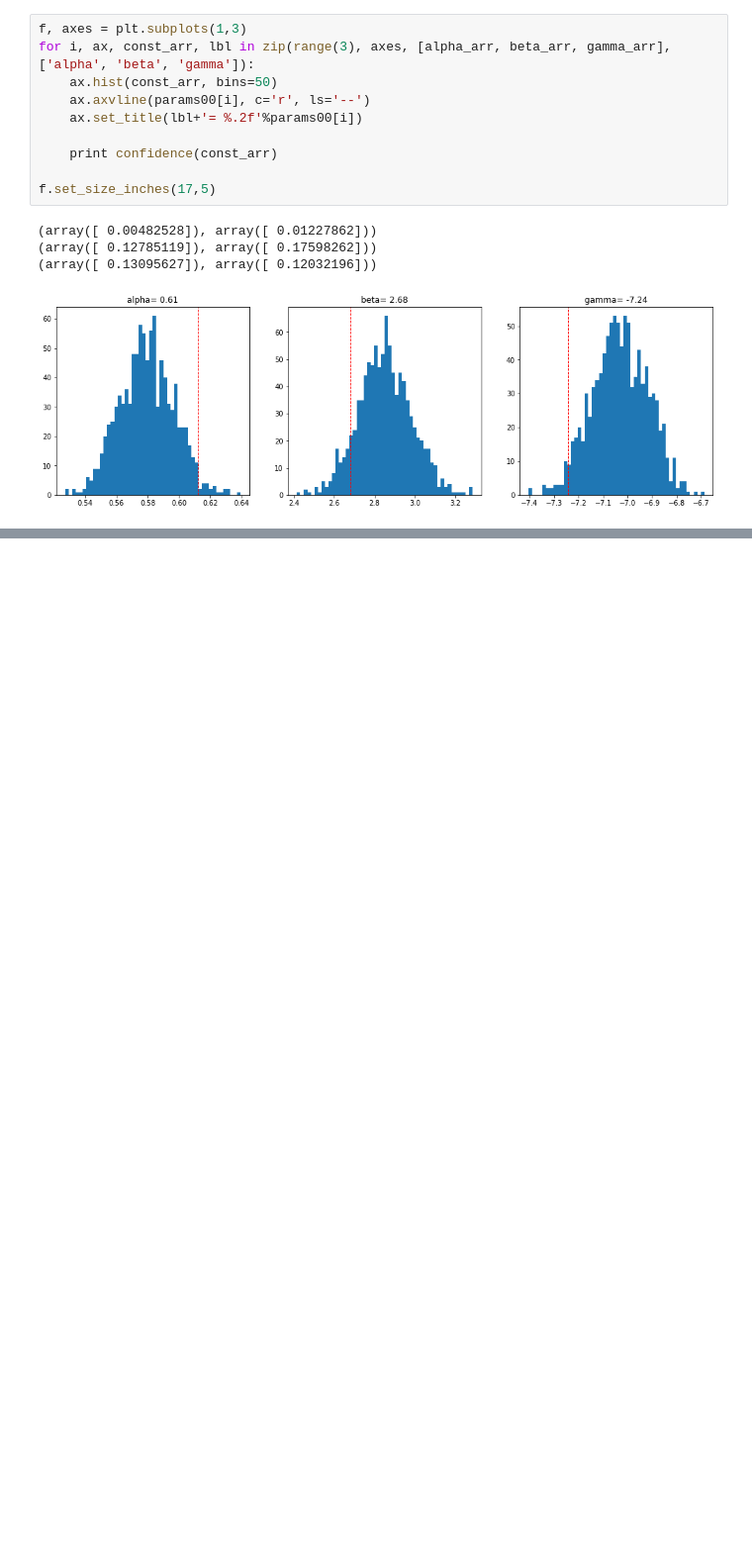
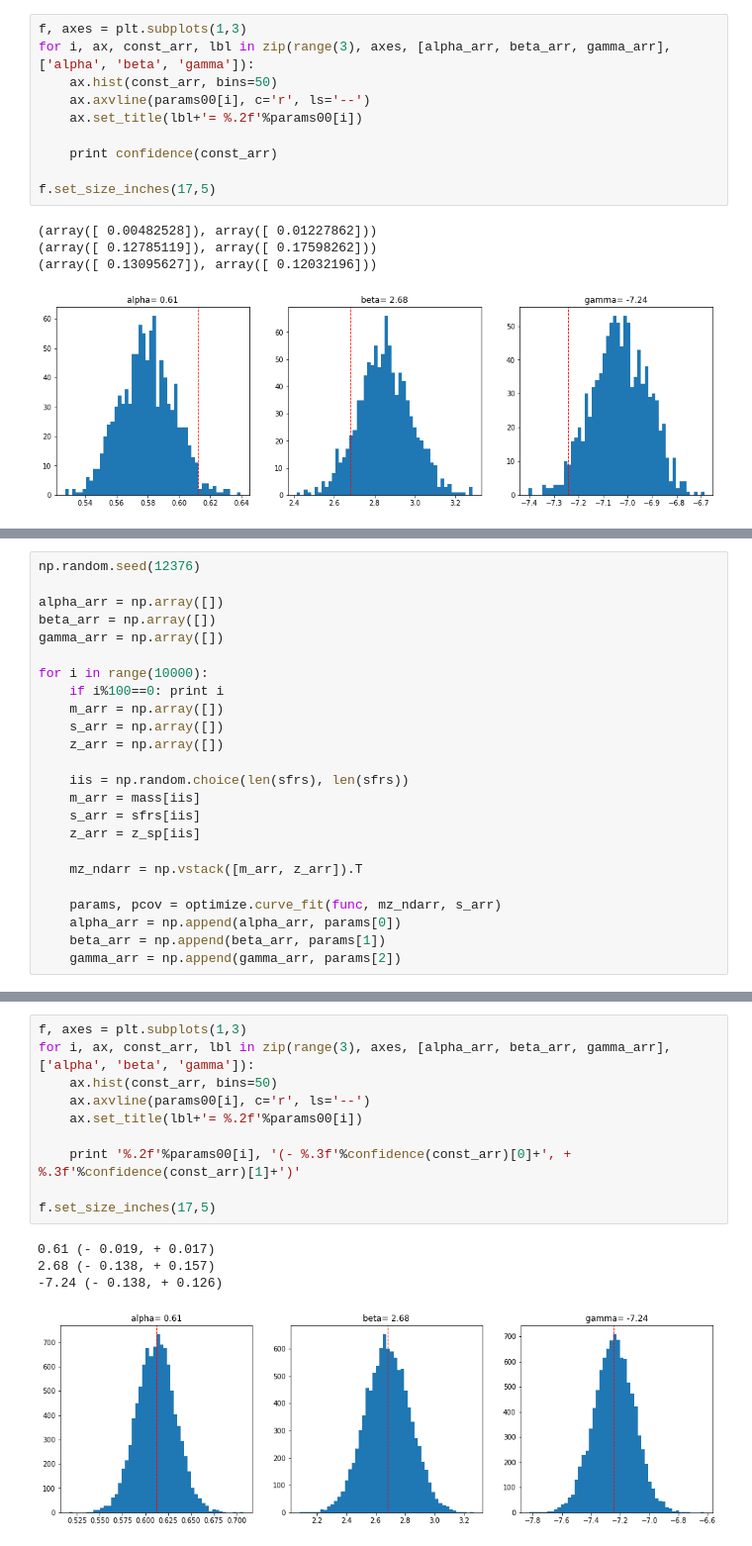
Before and after one commit to kaitshin/LowM_MainSequence, a Jupyter notebook: MC_fit_errors.ipynb, the cells around one changed output, grey strips where cells are left out. Shown at 99% size. Saved outputs shown, nothing was run; the diff lists cells and outputs as text; blank space fills up the shorter version.

```diff
--- a/MC_fit_errors.ipynb
+++ b/MC_fit_errors.ipynb
@@ -214,0 +217,24 @@ f.set_size_inches(17,5)
+# %%
+np.random.seed(12376)
+
+alpha_arr = np.array([])
+beta_arr = np.array([])
+gamma_arr = np.array([])
+
+for i in range(10000):
+    if i%100==0: print i
+    m_arr = np.array([])
+    s_arr = np.array([])
+    z_arr = np.array([])
+
+    iis = np.random.choice(len(sfrs), len(sfrs))
+    m_arr = mass[iis]
+    s_arr = sfrs[iis]
+    z_arr = z_sp[iis]
+
+    mz_ndarr = np.vstack([m_arr, z_arr]).T
+
+    params, pcov = optimize.curve_fit(func, mz_ndarr, s_arr)
+    alpha_arr = np.append(alpha_arr, params[0])
+    beta_arr = np.append(beta_arr, params[1])
+    gamma_arr = np.append(gamma_arr, params[2])
@@ -214,0 +259,15 @@ f.set_size_inches(17,5)
+# %%
+f, axes = plt.subplots(1,3)
+for i, ax, const_arr, lbl in zip(range(3), axes, [alpha_arr, beta_arr, gamma_arr], ['alpha', 'beta', 'gamma']):
+    ax.hist(const_arr, bins=50)
+    ax.axvline(params00[i], c='r', ls='--')
+    ax.set_title(lbl+'= %.2f'%params00[i])
+
+    print '%.2f'%params00[i], '(- %.3f'%confidence(const_arr)[0]+', + %.3f'%confidence(const_arr)[1]+')'
+
+f.set_size_inches(17,5)
+# %% [output]
+0.61 (- 0.019, + 0.017)
+2.68 (- 0.138, + 0.157)
+-7.24 (- 0.138, + 0.126)
+[figure, added]
```
Also changed, not shown: parts of 3 cells of this notebook.
